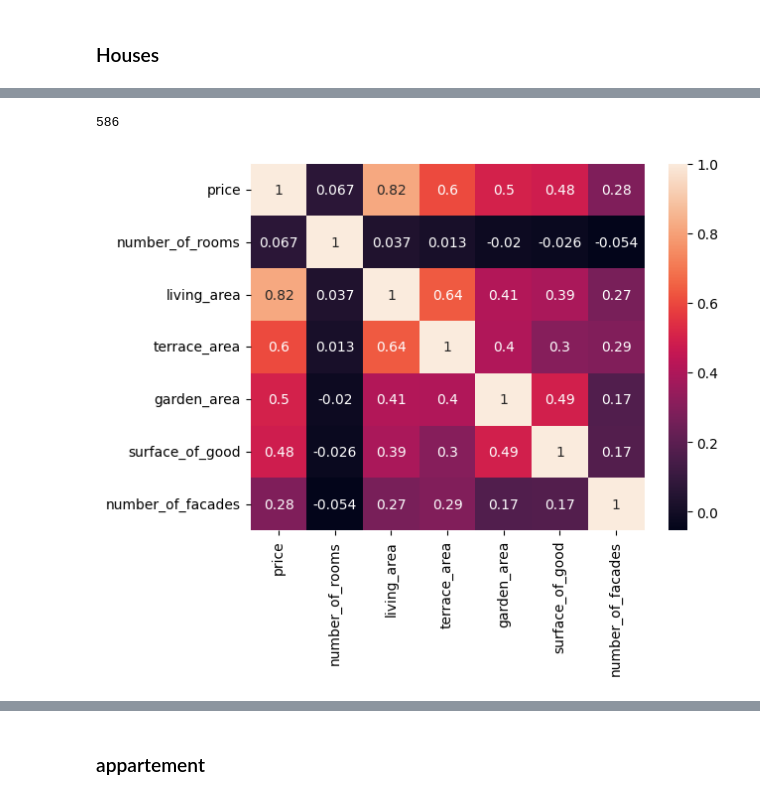
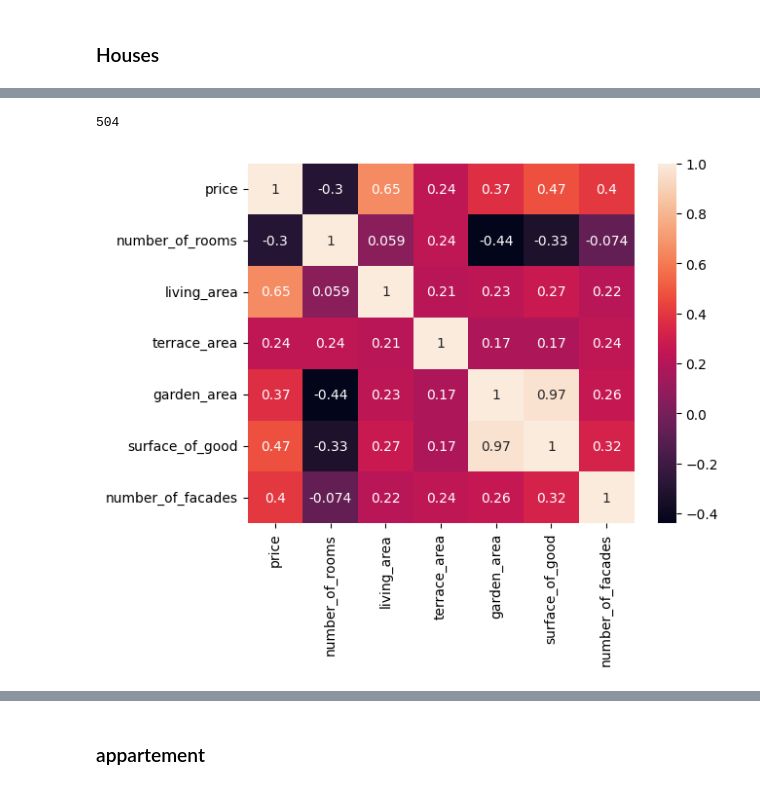
Before and after one commit to NathNacht/immo-eliza-scraping-immozila-Cleaning-EDA, a Jupyter notebook: analyses/sem_anwser.ipynb, the cells around one changed output, grey strips where cells are left out. Cells and saved outputs as stored; diff of their text form; code cells hidden in the pictures.

```diff
--- a/analyses/sem_anwser.ipynb
+++ b/analyses/sem_anwser.ipynb
@@ -206,10 +214,10 @@ vlaams_brabantcorr = sf.drop_object_columns(vlaams_brabant)
 waals_brabantcorr = sf.drop_object_columns(waals_brabant)
 # %%
 print(waals_brabantcorr.shape[0])
-sf.heatmap(waals_brabantcorr)
+sf.heatmap(luikcorr)
 # %% [output]
-586
+504
-[figure, old version]
+[figure, new version]
 # %%
 sf.regplot(luxemburgcorr, "price", "number_of_rooms")
 # %% [output]
```
Also changed, not shown: parts of 21 cells of this notebook, 1 other file.
